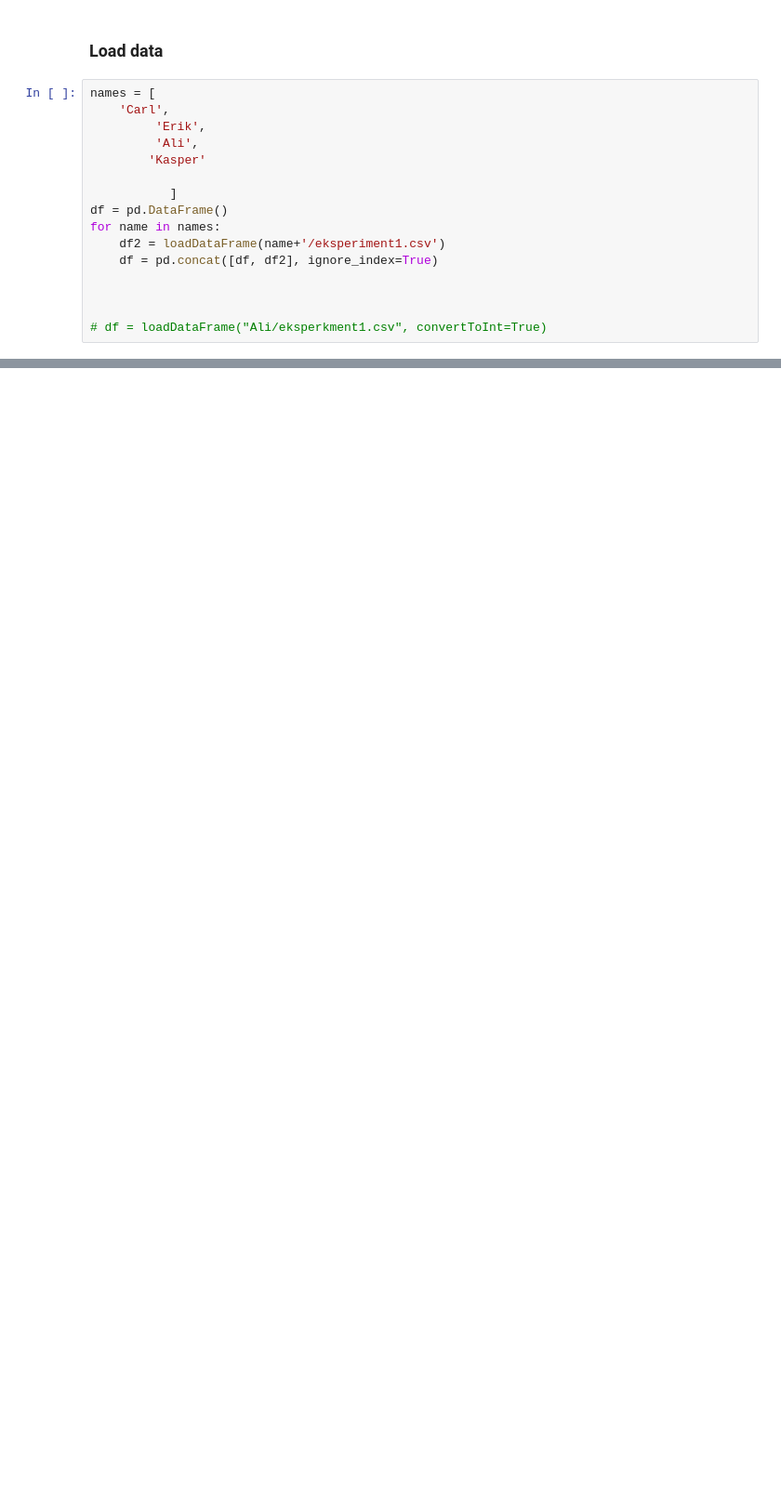
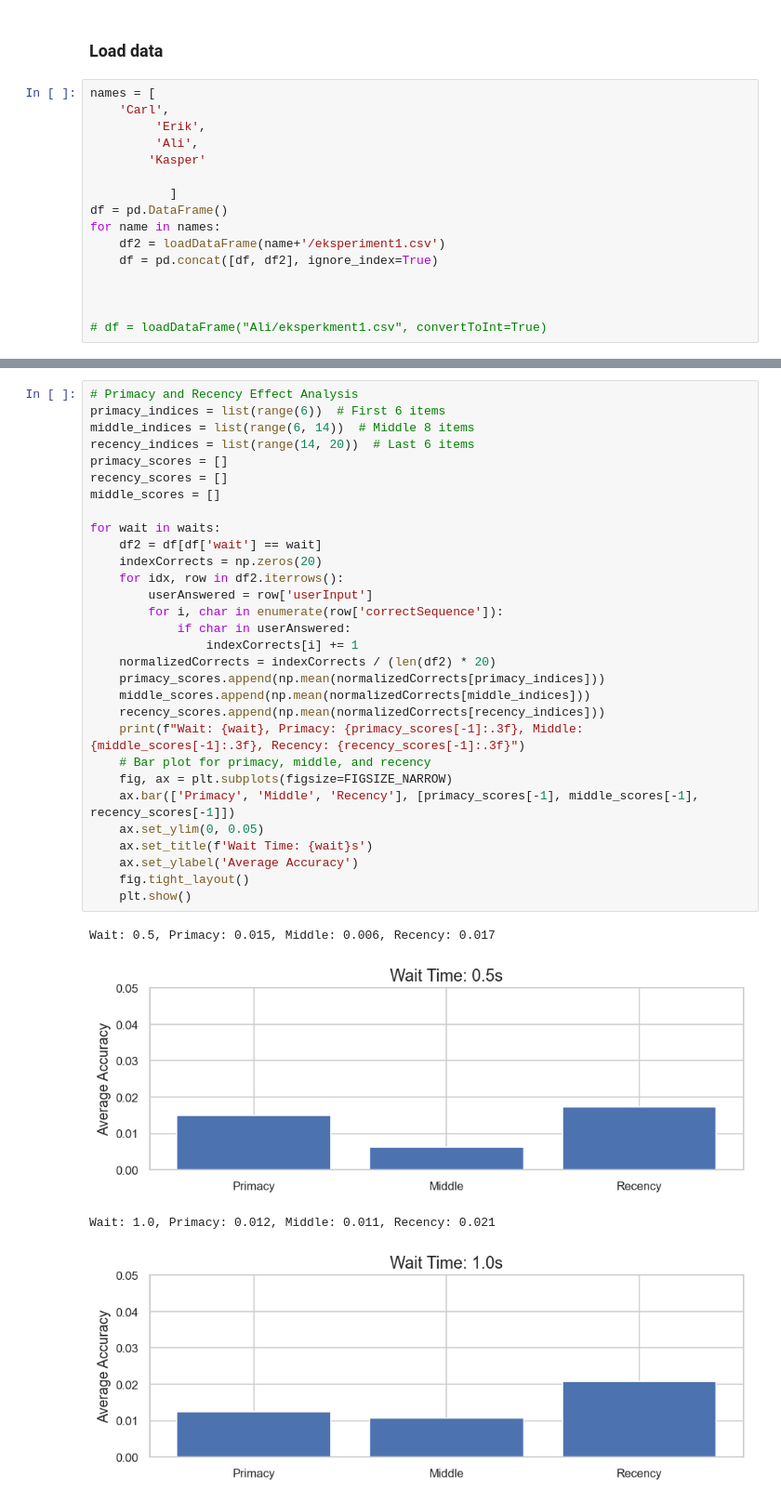
Before and after one commit to KasperKCarlsen/02464---Mini-Project-1, a Jupyter notebook: primacyRecency.ipynb, the cells around one changed output, grey strips where cells are left out. Shown at 93% size. Saved outputs shown, nothing was run; the diff lists cells and outputs as text; blank space fills up the shorter version.

Commit message:
primacy and receny

```diff
--- a/primacyRecency.ipynb
+++ b/primacyRecency.ipynb
@@ -72,0 +98,35 @@ Wait:  4.0  Accuracy:  0.4035714285714286
+# %%
+# Primacy and Recency Effect Analysis
+primacy_indices = list(range(6))  # First 6 items
+middle_indices = list(range(6, 14))  # Middle 8 items
+recency_indices = list(range(14, 20))  # Last 6 items
+primacy_scores = []
+recency_scores = []
+middle_scores = []
+
+for wait in waits:
+    df2 = df[df['wait'] == wait]
+    indexCorrects = np.zeros(20)
+    for idx, row in df2.iterrows():
+        userAnswered = row['userInput']
+        for i, char in enumerate(row['correctSequence']):
+            if char in userAnswered:
+                indexCorrects[i] += 1
+    normalizedCorrects = indexCorrects / (len(df2) * 20)
+    primacy_scores.append(np.mean(normalizedCorrects[primacy_indices]))
+    middle_scores.append(np.mean(normalizedCorrects[middle_indices]))
+    recency_scores.append(np.mean(normalizedCorrects[recency_indices]))
+    print(f"Wait: {wait}, Primacy: {primacy_scores[-1]:.3f}, Middle: {middle_scores[-1]:.3f}, Recency: {recency_scores[-1]:.3f}")
+    # Bar plot for primacy, middle, and recency
+    fig, ax = plt.subplots(figsize=FIGSIZE_NARROW)
+    ax.bar(['Primacy', 'Middle', 'Recency'], [primacy_scores[-1], middle_scores[-1], recency_scores[-1]])
+    ax.set_ylim(0, 0.05)
+    ax.set_title(f'Wait Time: {wait}s')
+    ax.set_ylabel('Average Accuracy')
+    fig.tight_layout()
+    plt.show()
+# %% [output]
+Wait: 0.5, Primacy: 0.015, Middle: 0.006, Recency: 0.017
+[figure, added]
+Wait: 1.0, Primacy: 0.012, Middle: 0.011, Recency: 0.021
+[figure, added]
```
Also changed, not shown: parts of 3 cells of this notebook, 1 other file.
